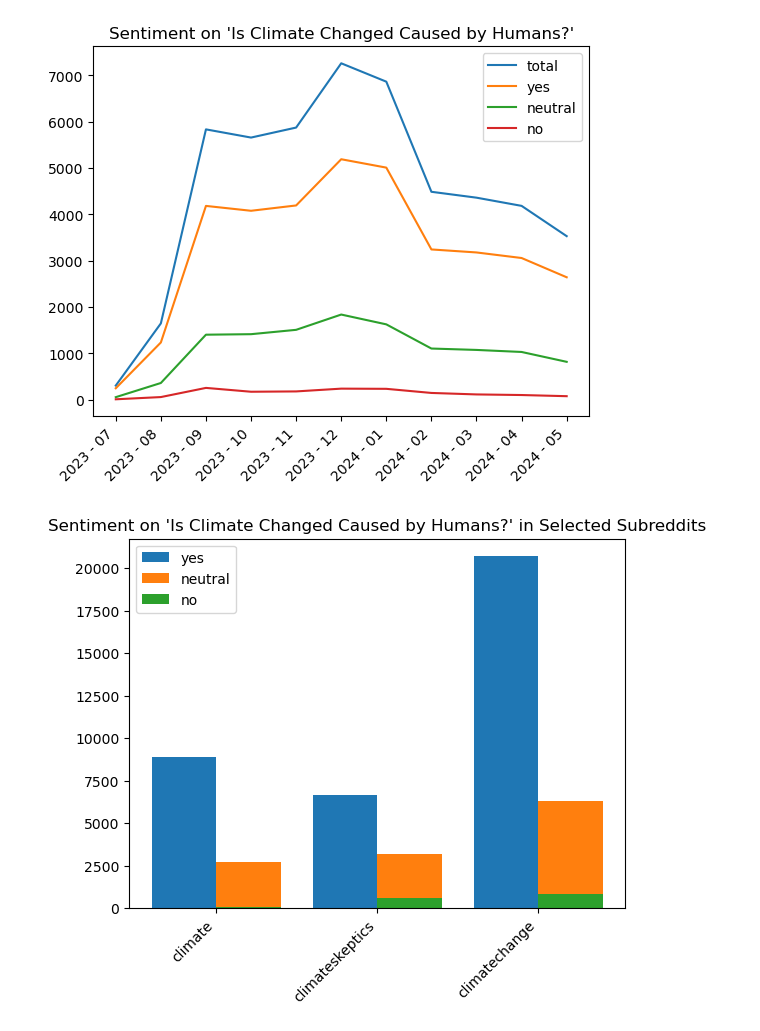
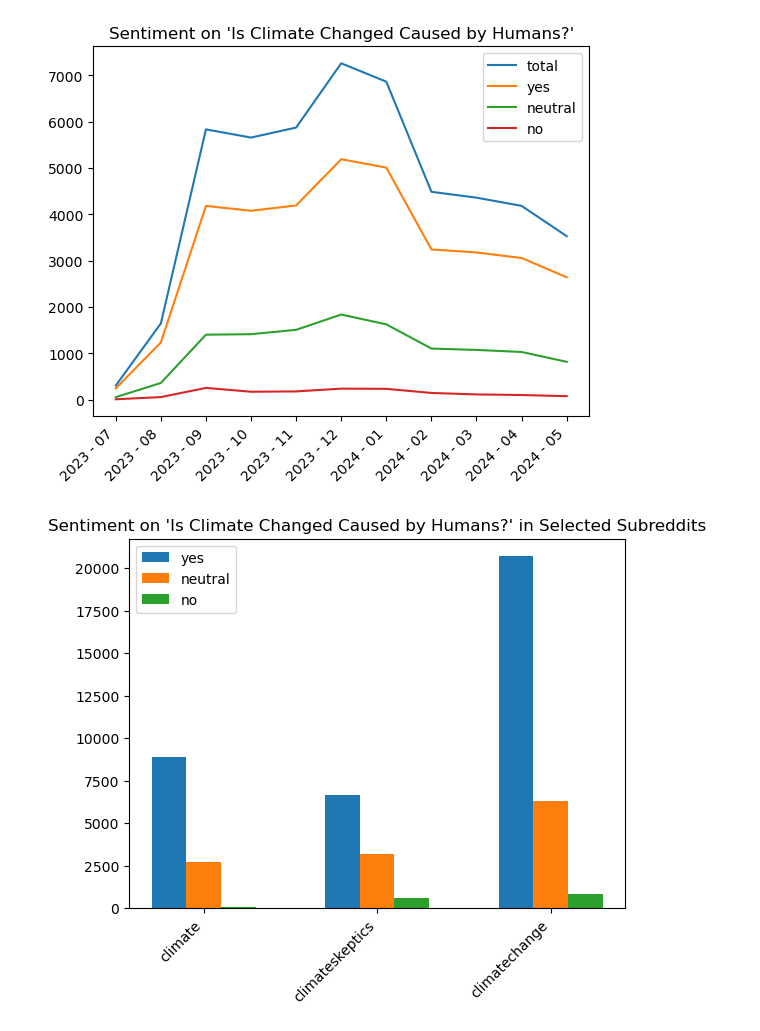
Before and after one commit to cdnet01/ML-ClimateStatementSorting, a Jupyter notebook: evan/evan.ipynb, the cells around one changed output. Saved outputs shown, nothing was run; the diff lists cells and outputs as text; code cells hidden in the pictures.

Commit message:
better sub graph

```diff
--- a/evan/evan.ipynb
+++ b/evan/evan.ipynb
@@ -208,27 +208,27 @@ plt.legend()
 plt.show()
 # %% [output]
 [figure]
-# %%
-plt.title("Sentiment on \'Is Climate Changed Caused by Humans?\' in Selected Subreddits")
-plt.xticks(rotation=45, ha='right')
-
-subreddits = ['climate', 'climateskeptics', 'climatechange']
-pos = [plot_pos_sub[sr] for sr in subreddits]
-zero = [plot_zero_sub[sr] for sr in subreddits]
-neg = [plot_neg_sub[sr] for sr in subreddits]
-
-X_axis = np.arange(len(subreddits))
-
-plt.bar(X_axis - 0.2, pos, 0.4, label = 'yes')
-plt.bar(X_axis + 0.2, zero, 0.4, label = 'neutral')
-plt.bar(X_axis + 0.2, neg, 0.4, label = 'no')
-
-
-
-plt.xticks(X_axis, subreddits)
-plt.legend()
-plt.show()
-# %% [output]
-[figure, removed]
+# %%
+plt.title("Sentiment on \'Is Climate Changed Caused by Humans?\' in Selected Subreddits")
+plt.xticks(rotation=45, ha='right')
+
+subreddits = ['climate', 'climateskeptics', 'climatechange']
+pos = [plot_pos_sub[sr] for sr in subreddits]
+zero = [plot_zero_sub[sr] for sr in subreddits]
+neg = [plot_neg_sub[sr] for sr in subreddits]
+
+X_axis = np.arange(len(subreddits))
+
+plt.bar(X_axis - 0.2, pos, 0.2, label = 'yes')
+plt.bar(X_axis, zero, 0.2, label = 'neutral')
+plt.bar(X_axis + 0.2, neg, 0.2, label = 'no')
+
+
+
+plt.xticks(X_axis, subreddits)
+plt.legend()
+plt.show()
+# %% [output]
+[figure, added]
 # %%
 # use test data
```
